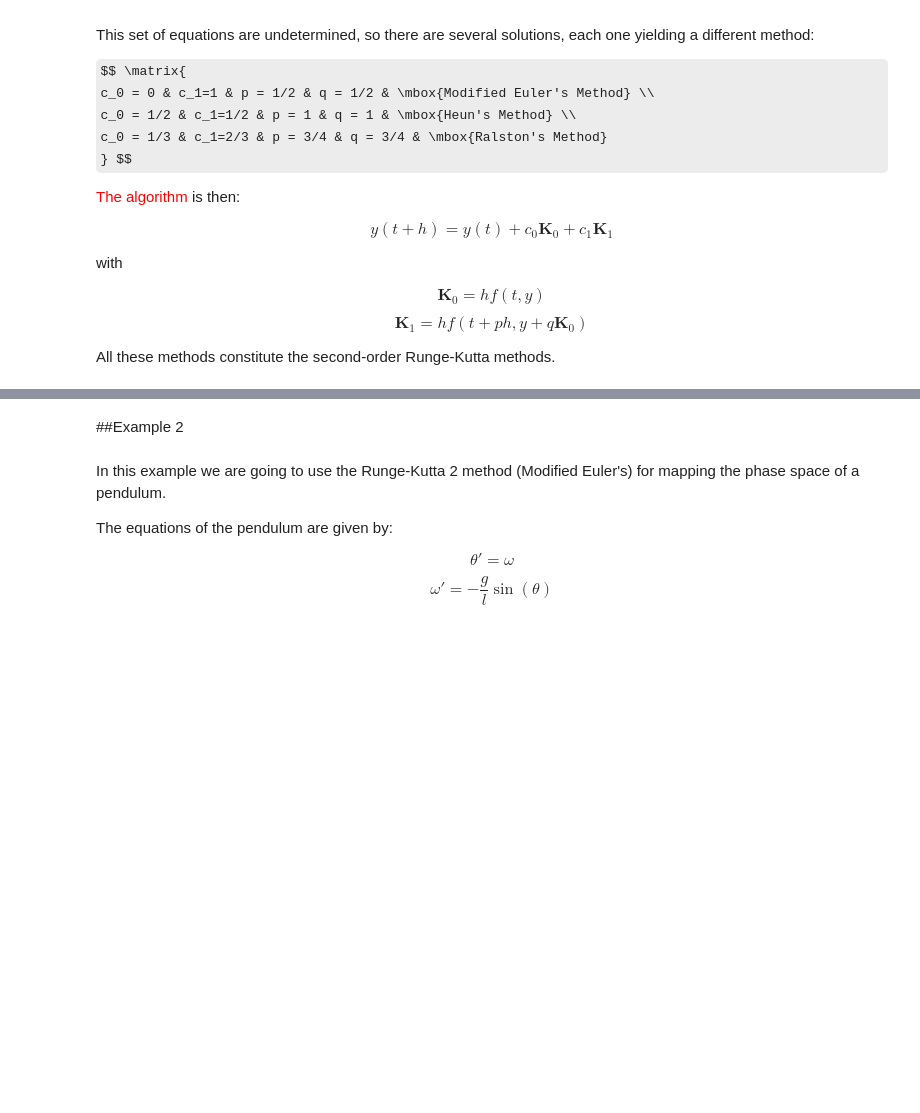
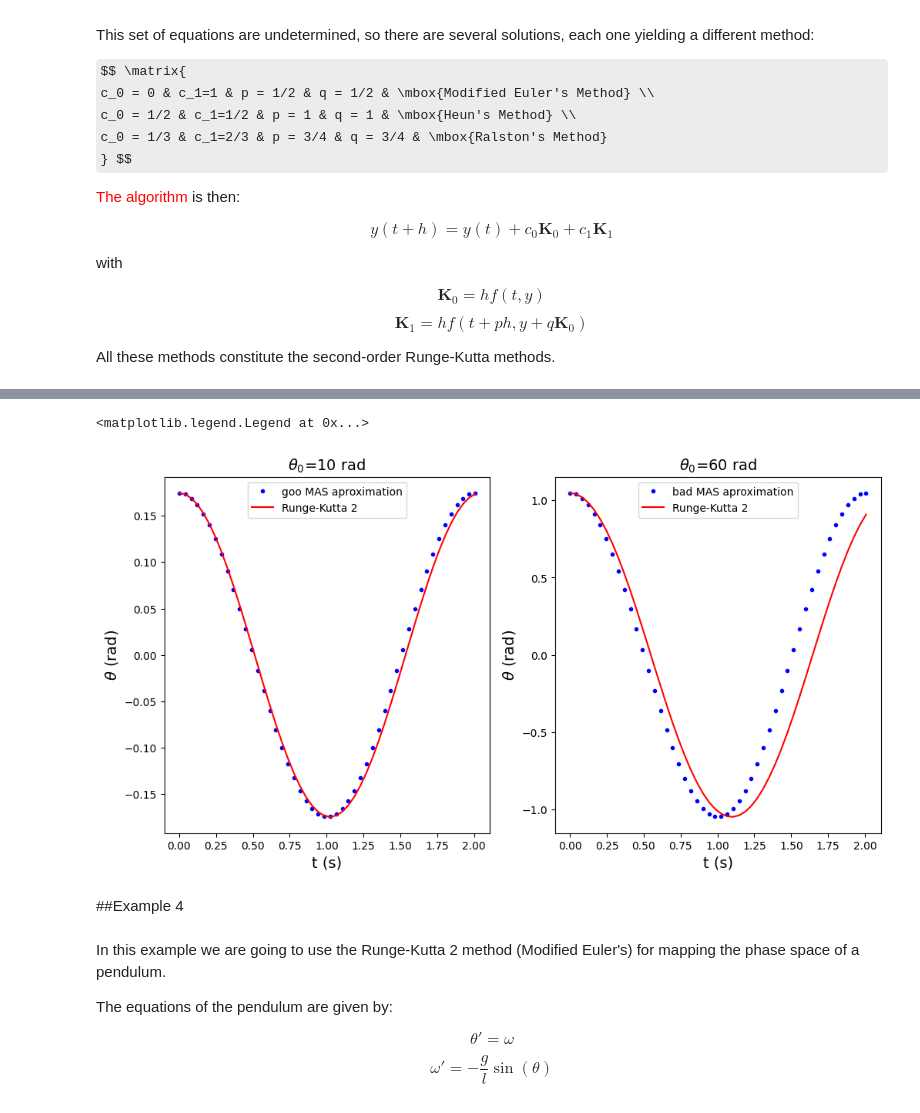
Before and after one commit to anferivera/Programming, a Jupyter notebook: 7_1_differential_equations.ipynb, the cells around one changed output, grey strips where cells are left out. Saved outputs shown, nothing was run; the diff lists cells and outputs as text; code cells hidden in the pictures; some formulas as TeX source; blank space fills up the shorter version.

```diff
--- a/7_1_differential_equations.ipynb
+++ b/7_1_differential_equations.ipynb
@@ -217,5 +310,68 @@ All these methods constitute the second-order Runge-Kutta methods.
+# %%
+plt.figure(figsize=(12, 6))
+ax1 = plt.subplot(1,2,1)
+ax2 = plt.subplot(1,2,2)
+
+#Initial conditions
+theta0 = 10*np.pi/180 #in rad
+theta = [theta0,]
+omega = [0,]
+
+for i in range(0,len(tiempos)-1):
+    t = tiempos[i]
+
+    #Building current condition
+    y = [theta[i], omega[i]]
+    #Integrating the system
+    thetai, omegai = RK2_step( function, y, t, h )
+
+    #Appending new components
+    theta.append( thetai )
+    omega.append( omegai )
+
+omega = np.array(omega)
+theta = np.array(theta)
+ax1.plot(tiempos, theta0*np.cos(w0*tiempos),'b.',label='goo MAS aproximation')
+ax1.plot(tiempos, theta,'r-',label='Runge-Kutta 2')
+#label
+ax1.set_title('$\\theta_0$=60 rad', fontsize = 14)
+ax1.set_xlabel( "t (s)", fontsize = 14 )
+ax1.set_ylabel( '$\\theta$ (rad)', fontsize = 14 )
+ax1.set_title('$\\theta_0$=10 rad', fontsize = 14)
+ax1.legend(loc='best')
+
+#Initial conditions
+theta0 = 60*np.pi/180 #in rad
+theta = [theta0,]
+omega = [0,]
+
+for i in range(0,len(tiempos)-1):
+    t = tiempos[i]
+
+    #Building current condition
+    y = [theta[i], omega[i]]
+    #Integrating the system
+    thetai, omegai = RK2_step( function, y, t, h )
+
+    #Appending new components
+    theta.append( thetai )
+    omega.append( omegai )
+
+omega = np.array(omega)
+theta = np.array(theta)
+#Plot
+ax2.plot(tiempos, theta0*np.cos(w0*tiempos),'b.',label='bad MAS aproximation')
+ax2.plot(tiempos, theta,'r-',label='Runge-Kutta 2')
+#labels
+ax2.set_title('$\\theta_0$=60 rad', fontsize = 14)
+ax2.set_xlabel( "t (s)", fontsize = 14 )
+ax2.set_ylabel( '$\\theta$ (rad)', fontsize = 14 )
+ax2.legend(loc='best')
+# %% [output]
+<matplotlib.legend.Legend at 0x...>
+[figure, added]
 # %% [markdown]
-##Example 2
+##Example 4
 # %% [markdown]
 In this example we are going to use the Runge-Kutta 2 method (Modified Euler's) for mapping the phase space of a pendulum.
 
```
Also changed, not shown: parts of 14 cells of this notebook.
